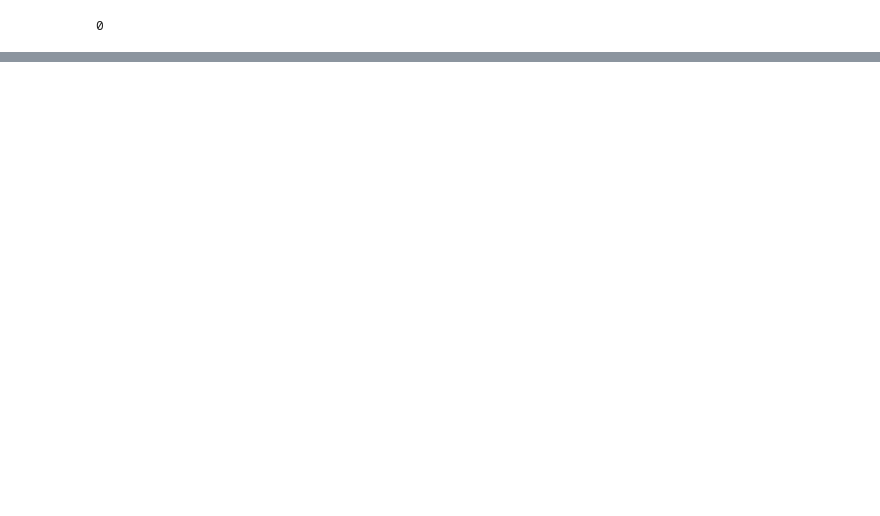
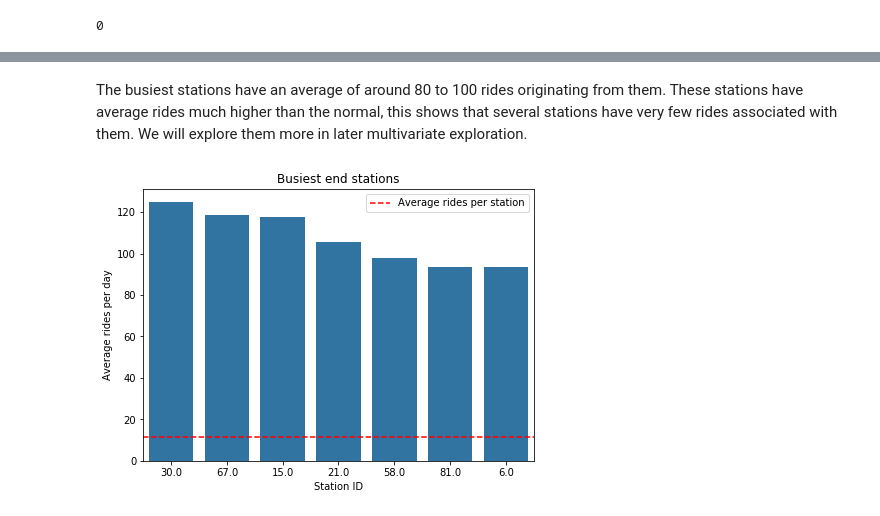
Before and after one commit to srinivasayer4/Ford-GoBike-Analysis, a Jupyter notebook: Udacity Ford GoBike Analysis.ipynb, the cells around one changed output, grey strips where cells are left out. Drawn from its saved outputs; the diff is of its cells as text; code cells hidden in the pictures; blank space fills up the shorter version.

```diff
--- a/Udacity Ford GoBike Analysis.ipynb
+++ b/Udacity Ford GoBike Analysis.ipynb
@@ -135,0 +317,18 @@ df['duration_min']= df.duration_sec/60
+# %% [markdown]
+The busiest stations have an average of around 80 to 100 rides originating from them. These stations have average rides much higher than the normal, this shows that several stations have very few rides associated with them. We will explore them more in later multivariate exploration.
+# %%
+# Calculating the busiest destination based on average rides per day
+plt.figure(figsize= [7,5])
+busy_station= (df.end_station_id.value_counts().head(7))/ 977
+avg_station_rides_end = (df.end_station_id.value_counts()/977).mean()
+
+sns.barplot(x= busy_station.index, y= busy_station, color= sns.color_palette()[0], order= busy_station.index )
+plt.axhline(avg_station_rides_end,color='r', linestyle= '--', label= 'Average rides per station' )
+
+plt.ylabel('Average rides per day')
+plt.xlabel('Station ID')
+plt.title('Busiest end stations')
+plt.legend()
+plt.show()
+# %% [output]
+[figure, added]
```
Also changed, not shown: parts of 80 cells of this notebook.
